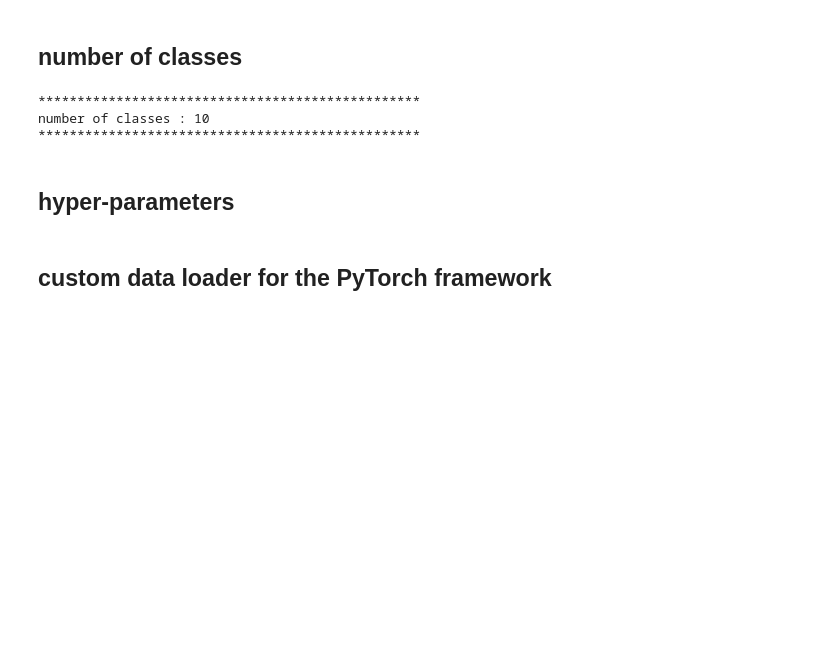
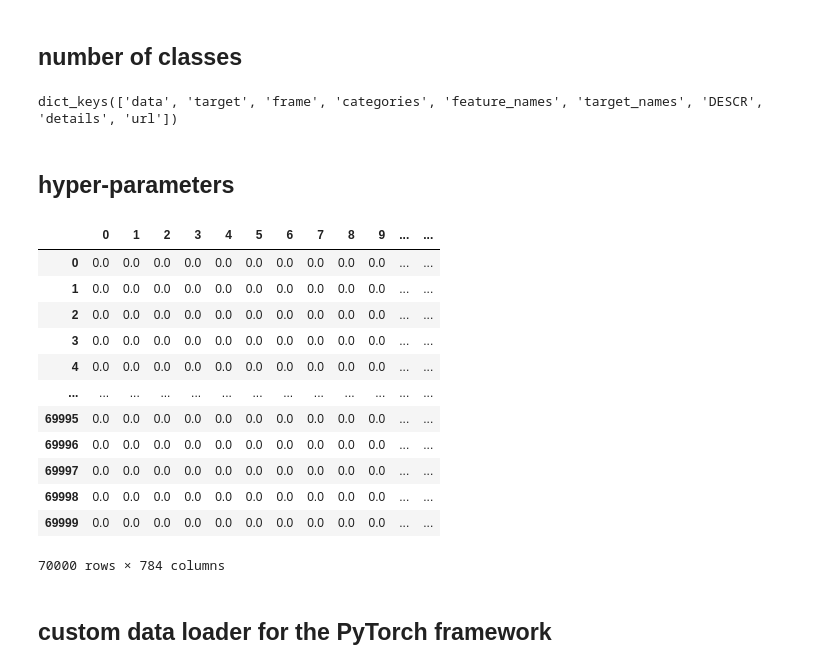
Before and after one commit to parkheesoo/Machine_Learning_Project, a Jupyter notebook: assignment/assignment_06.ipynb, the cells around one changed output. Drawn from its saved outputs; the diff is of its cells as text; code cells hidden in the pictures; blank space fills up the shorter version.

```diff
--- a/assignment/assignment_06.ipynb
+++ b/assignment/assignment_06.ipynb
@@ -66,12 +25,8 @@ width of testing image : 32
 # %% [markdown]
 ## number of classes
-# %%
-print('*************************************************')
-print('number of classes :', len(set(y_train)))
-print('*************************************************')
-# %% [output]
-*************************************************
-number of classes : 10
-*************************************************
+# %%
+mnist.keys()
+# %% [output]
+dict_keys(['data', 'target', 'frame', 'categories', 'feature_names', 'target_names', 'DESCR', 'details', 'url'])
 # %% [markdown]
 ## hyper-parameters
@@ -85,2 +33,21 @@ weight_decay    = 0.001
+# %%
+# 설명변수를 정규화하고 변수에 대입하고 화면에 출력
+mnist_data = mnist.data/255
+# 데이터프레임 객체로 변환하고 화면에 출력
+pd.DataFrame(mnist_data)
+# %% [output]
+|  | 0 | 1 | 2 | 3 | 4 | 5 | 6 | 7 | 8 | 9 | ... | ... |
+| 0 | 0.0 | 0.0 | 0.0 | 0.0 | 0.0 | 0.0 | 0.0 | 0.0 | 0.0 | 0.0 | ... | ... |
+| 1 | 0.0 | 0.0 | 0.0 | 0.0 | 0.0 | 0.0 | 0.0 | 0.0 | 0.0 | 0.0 | ... | ... |
+| 2 | 0.0 | 0.0 | 0.0 | 0.0 | 0.0 | 0.0 | 0.0 | 0.0 | 0.0 | 0.0 | ... | ... |
+| 3 | 0.0 | 0.0 | 0.0 | 0.0 | 0.0 | 0.0 | 0.0 | 0.0 | 0.0 | 0.0 | ... | ... |
+| 4 | 0.0 | 0.0 | 0.0 | 0.0 | 0.0 | 0.0 | 0.0 | 0.0 | 0.0 | 0.0 | ... | ... |
+| ... | ... | ... | ... | ... | ... | ... | ... | ... | ... | ... | ... | ... |
+| 69995 | 0.0 | 0.0 | 0.0 | 0.0 | 0.0 | 0.0 | 0.0 | 0.0 | 0.0 | 0.0 | ... | ... |
+| 69996 | 0.0 | 0.0 | 0.0 | 0.0 | 0.0 | 0.0 | 0.0 | 0.0 | 0.0 | 0.0 | ... | ... |
+| 69997 | 0.0 | 0.0 | 0.0 | 0.0 | 0.0 | 0.0 | 0.0 | 0.0 | 0.0 | 0.0 | ... | ... |
+| 69998 | 0.0 | 0.0 | 0.0 | 0.0 | 0.0 | 0.0 | 0.0 | 0.0 | 0.0 | 0.0 | ... | ... |
+| 69999 | 0.0 | 0.0 | 0.0 | 0.0 | 0.0 | 0.0 | 0.0 | 0.0 | 0.0 | 0.0 | ... | ... |
+70000 rows × 784 columns
 # %% [markdown]
 ## custom data loader for the PyTorch framework
```
Also changed, not shown: parts of 39 cells of this notebook.
